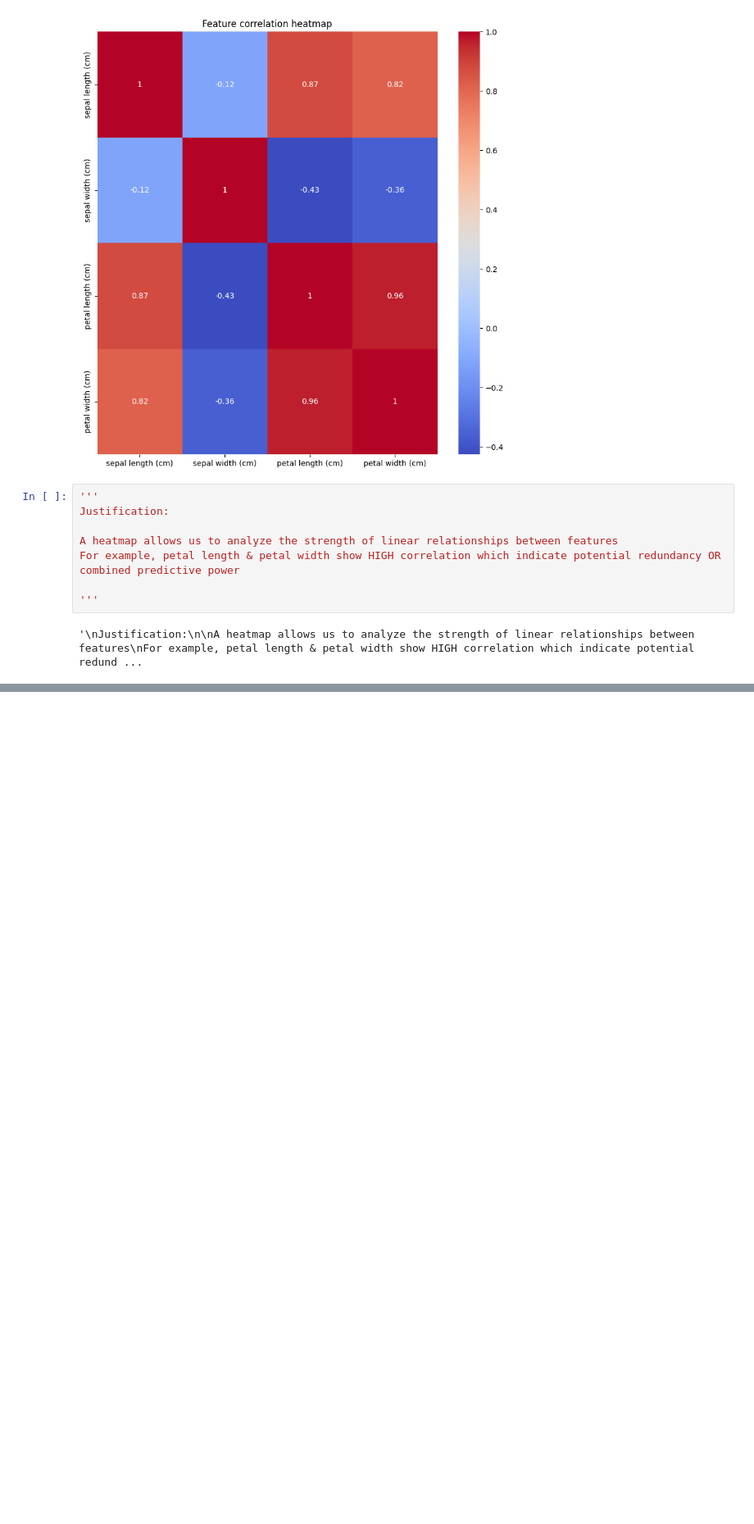
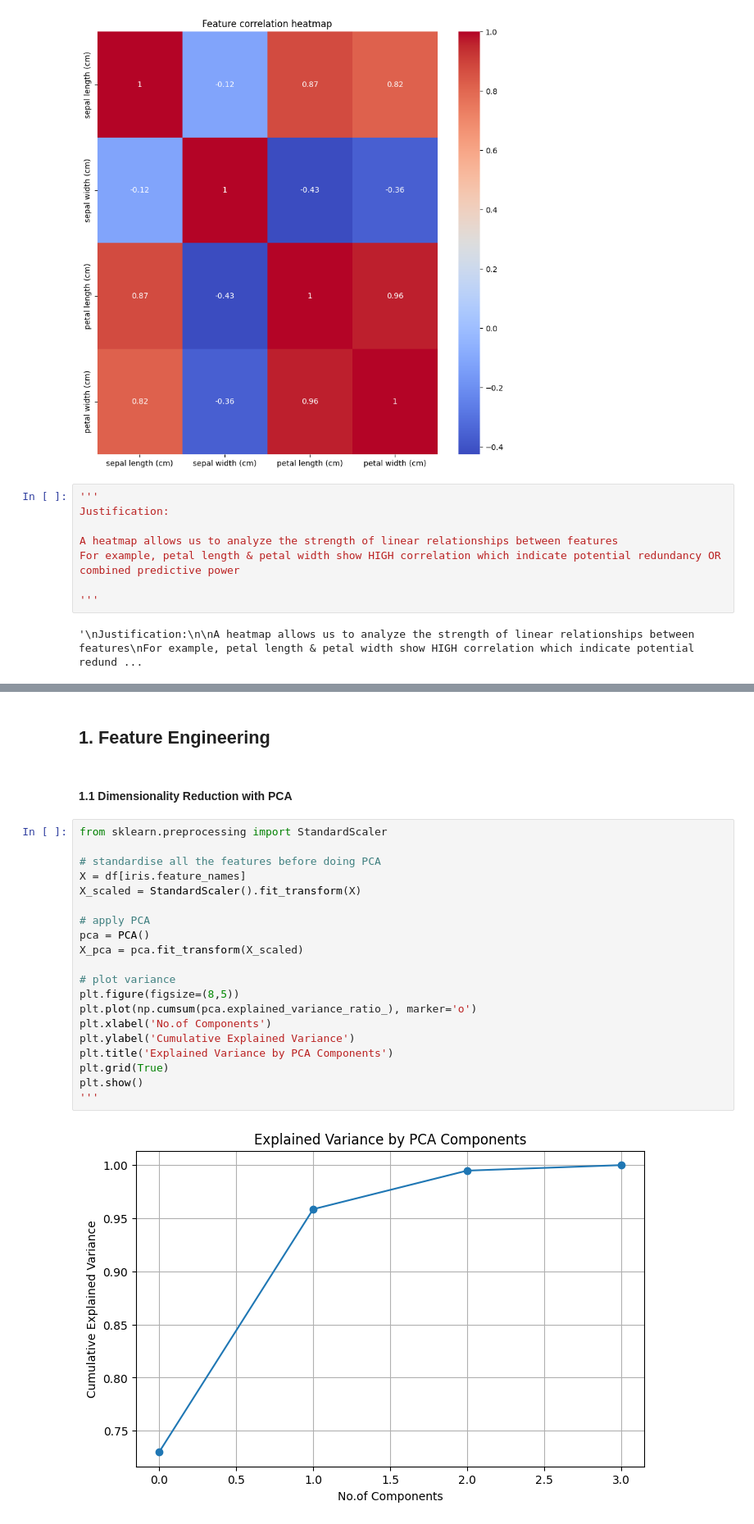
Before and after one commit to harshit4311/iris-data-analytics, a Jupyter notebook: iris_analysis.ipynb, the cells around one changed output, grey strips where cells are left out. Shown at 82% size. Cells and saved outputs as stored; diff of their text form; blank space fills up the shorter version.

```diff
--- a/iris_analysis.ipynb
+++ b/iris_analysis.ipynb
@@ -264,0 +299,26 @@ For example, petal length & petal width show HIGH correlation which indicate pot
+# %% [markdown]
+## 1. Feature Engineering
+# %% [markdown]
+#### 1.1 Dimensionality Reduction with PCA
+# %%
+from sklearn.preprocessing import StandardScaler
+
+# standardise all the features before doing PCA
+X = df[iris.feature_names]
+X_scaled = StandardScaler().fit_transform(X)
+
+# apply PCA
+pca = PCA()
+X_pca = pca.fit_transform(X_scaled)
+
+# plot variance
+plt.figure(figsize=(8,5))
+plt.plot(np.cumsum(pca.explained_variance_ratio_), marker='o')
+plt.xlabel('No.of Components')
+plt.ylabel('Cumulative Explained Variance')
+plt.title('Explained Variance by PCA Components')
+plt.grid(True)
+plt.show()
+'''
+# %% [output]
+[figure, added]
```
Also changed, not shown: parts of 34 cells of this notebook.
